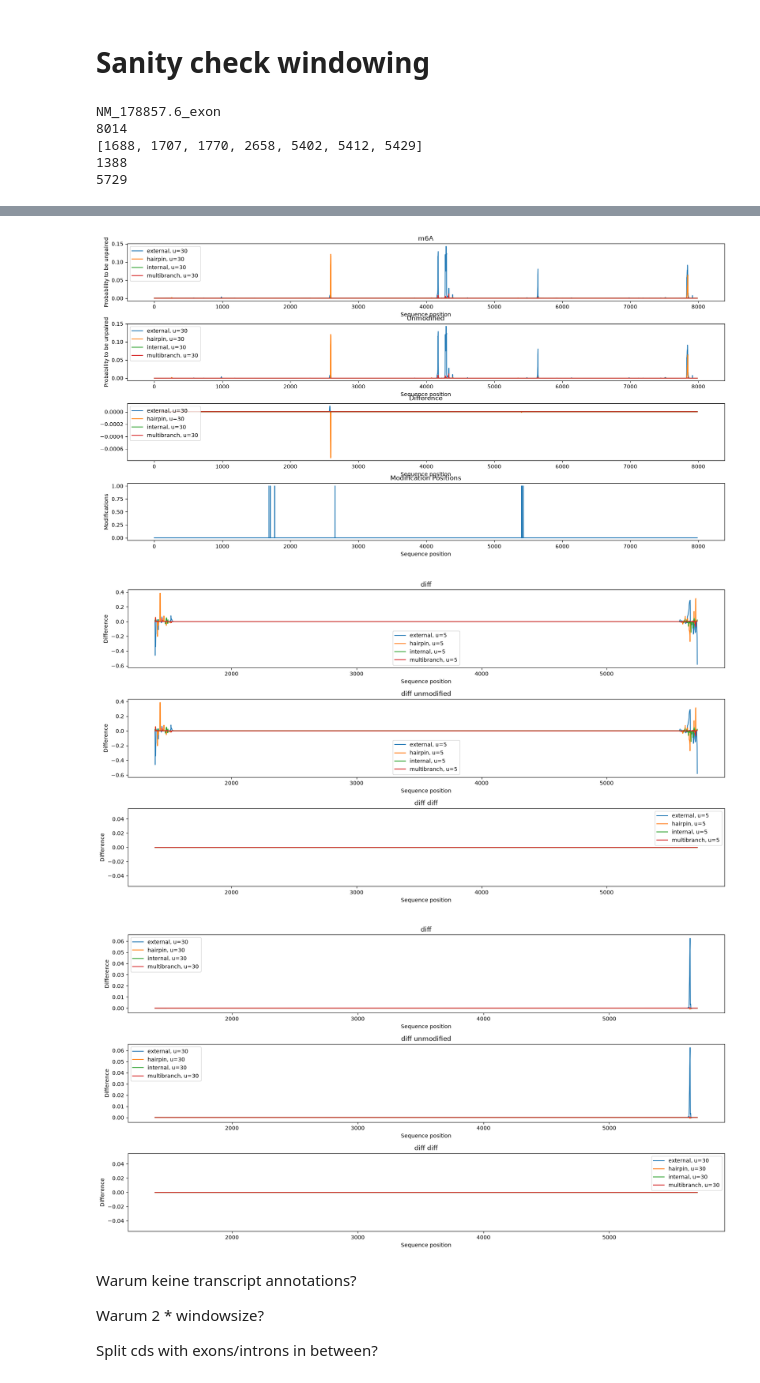
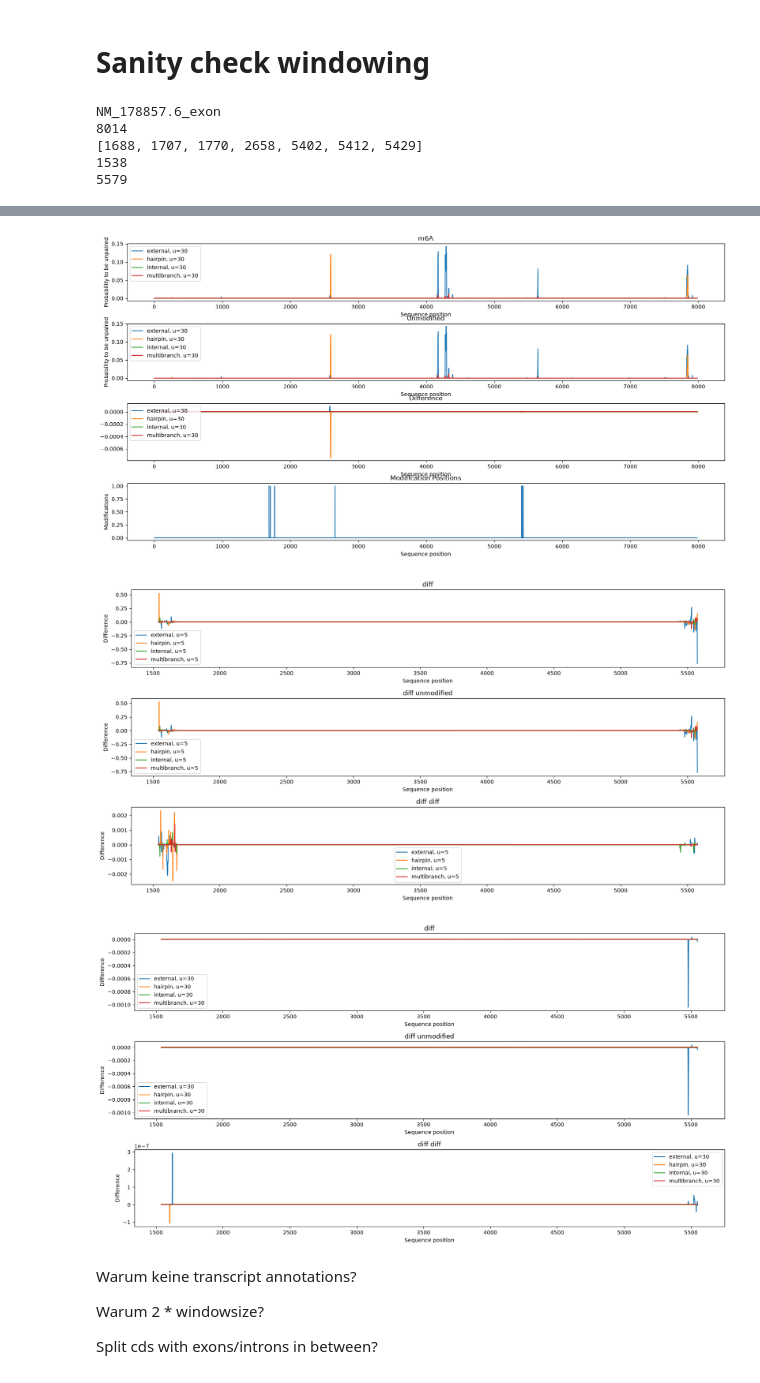
Before and after one commit to estchd/bio-prak, a Jupyter notebook: Praktikum.ipynb, the cells around one changed output, grey strips where cells are left out. Saved outputs shown, nothing was run; the diff lists cells and outputs as text; code cells hidden in the pictures.

```diff
--- a/Praktikum.ipynb
+++ b/Praktikum.ipynb
@@ -276,7 +276,7 @@ for key in distances.keys():
 distances["all"] = all_key_distances
 
 for key in distances.keys():
-    fig, axs = plt.subplots(figsize=(20, 5))
+    fig, axs = plt.subplots(figsize=(20, 3))
     axs.set_title(key)
     axs.set_xlabel("Distance in basepairs")
     axs.set_ylabel("Number of occurences")
@@ -693,7 +700,7 @@ footprints = [5, 30]
 windowsize = 150
 L = 100
 
-slice_mult = 2
+slice_mult = 1
 
 def map_entry(entry):
     region_name = entry.name[:entry.name.find(":")]
@@ -819,5 +826,5 @@ for region_name, sequence, modifications in modified_regions:
 NM_178857.6_exon
 8014
 [1688, 1707, 1770, 2658, 5402, 5412, 5429]
-1388
-5729
+1538
+5579
@@ -826,7 +833,7 @@ NM_178857.6_exon
 [figure]
 [figure]
-[figure, old version]
+[figure, new version]
-[figure, old version]
+[figure, new version]
 # %% [markdown]
 Warum keine transcript annotations?
 
```
Also changed, not shown: parts of 5 cells of this notebook.
